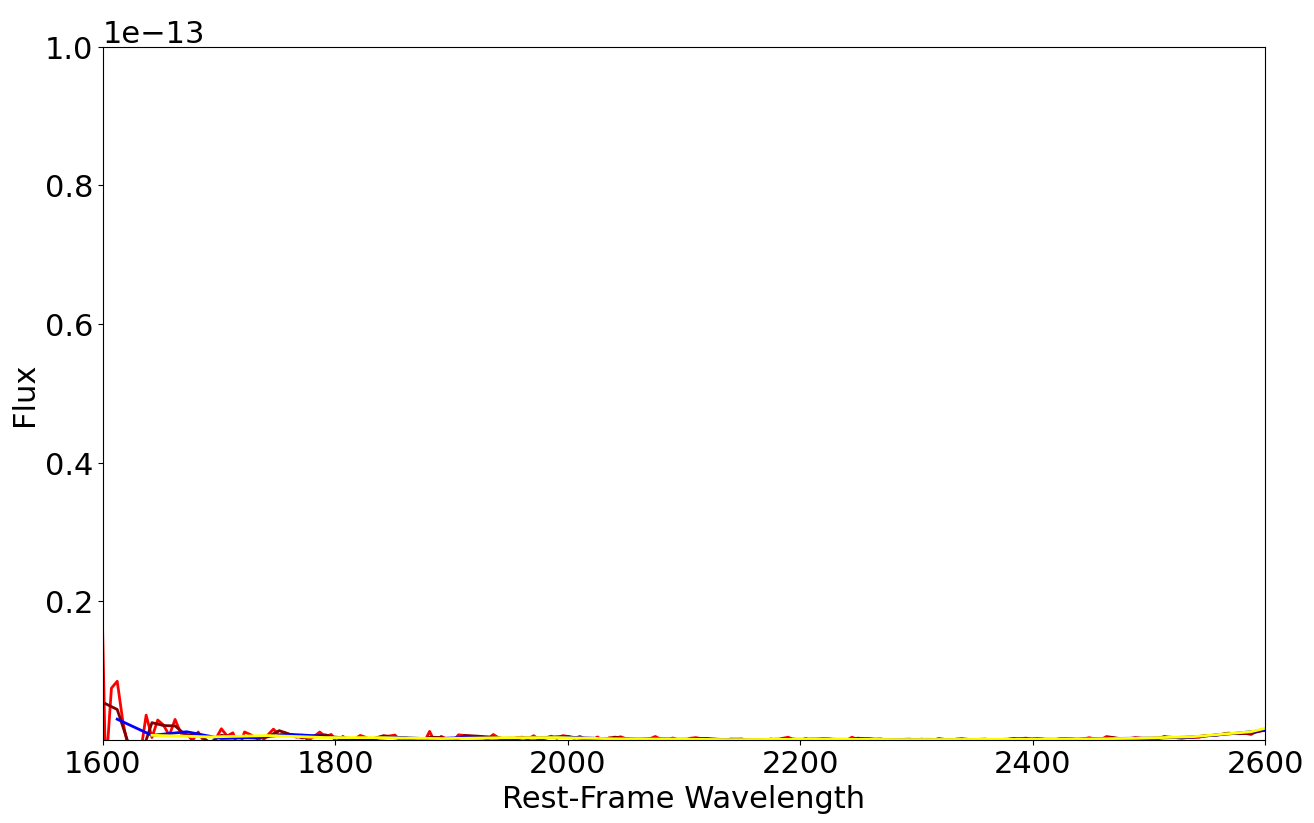
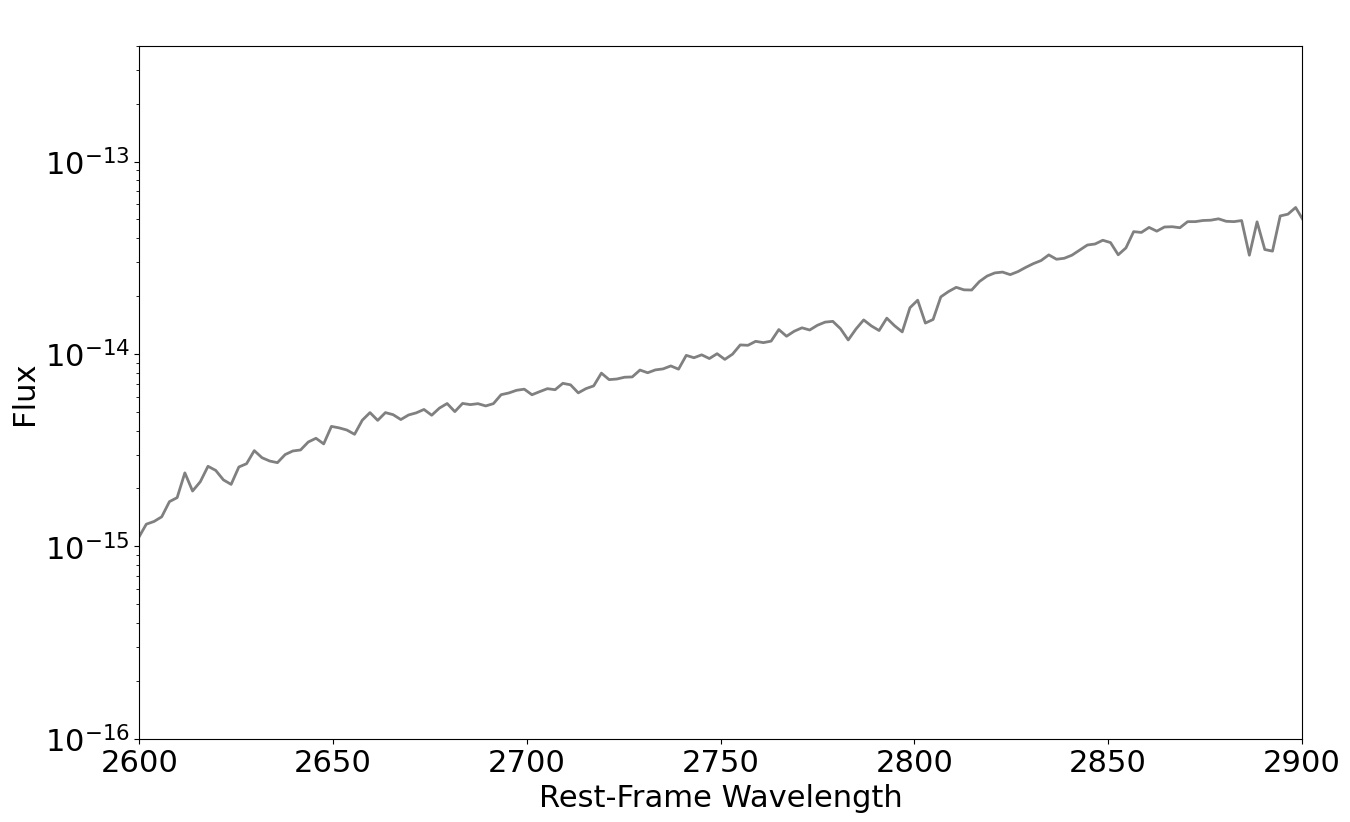
Unified diff of the notebook cell whose output changed from the first chart to the second:
--- before
+++ after
@@ -8,10 +8,10 @@
 
 
-#plt.plot(specdata2["wave"]/(1.0+0.0047),8.0*specdata2["flux"],  label='2022hrs 2 A', color='grey', linewidth=2)
-plt.plot(specdata5["wave"]/(1.0+0.0047),8.0*specdata5["flux"],  label='2022hrs 5 A', color='red', linewidth=2)
-plt.plot(specdata10["wave"]/(1.0+0.0047),8.0*specdata10["flux"],  label='2022hrs 10 A', color='maroon', linewidth=2)
+plt.plot(specdata2["wave"]/(1.0+0.0047),8.0*specdata2["flux"],  label='2022hrs 2 A', color='grey', linewidth=2)
+#plt.plot(specdata5["wave"]/(1.0+0.0047),8.0*specdata5["flux"],  label='2022hrs 5 A', color='red', linewidth=2)
+#plt.plot(specdata10["wave"]/(1.0+0.0047),8.0*specdata10["flux"],  label='2022hrs 10 A', color='maroon', linewidth=2)
 #plt.plot(specdata20["wave"]/(1.0+0.0047),8.0*specdata20["flux"],  label='2022hrs 20 A', color='black', linewidth=2)
-plt.plot(specdata30["wave"]/(1.0+0.0047),8.0*specdata30["flux"],  label='2022hrs 30 A', color='blue', linewidth=2)
-plt.plot(specdata50["wave"]/(1.0+0.0047),8.0*specdata50["flux"],  label='2022hrs 50 A', color='yellow', linewidth=2)
+#plt.plot(specdata30["wave"]/(1.0+0.0047),8.0*specdata30["flux"],  label='2022hrs 30 A', color='blue', linewidth=2)
+#plt.plot(specdata50["wave"]/(1.0+0.0047),8.0*specdata50["flux"],  label='2022hrs 50 A', color='yellow', linewidth=2)
 
 
@@ -19,8 +19,8 @@
 
 
-plt.xlim([1600,2600])
+plt.xlim([2600,2900])
 plt.xlabel('Rest-Frame Wavelength')
-plt.ylim([1.00*10.0**(-19.0),1.0*10.0**(-13.0)])
-#plt.yscale('log',base=10) 
+plt.ylim([1.00*10.0**(-16.0),4.0*10.0**(-13.0)])
+plt.yscale('log',base=10) 
 
 

Commit: new 22hrs spectra